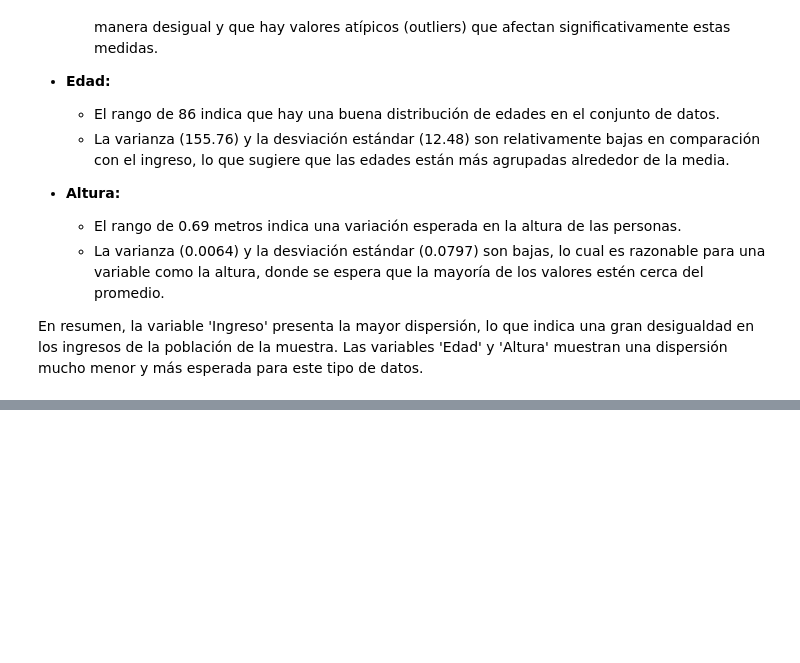
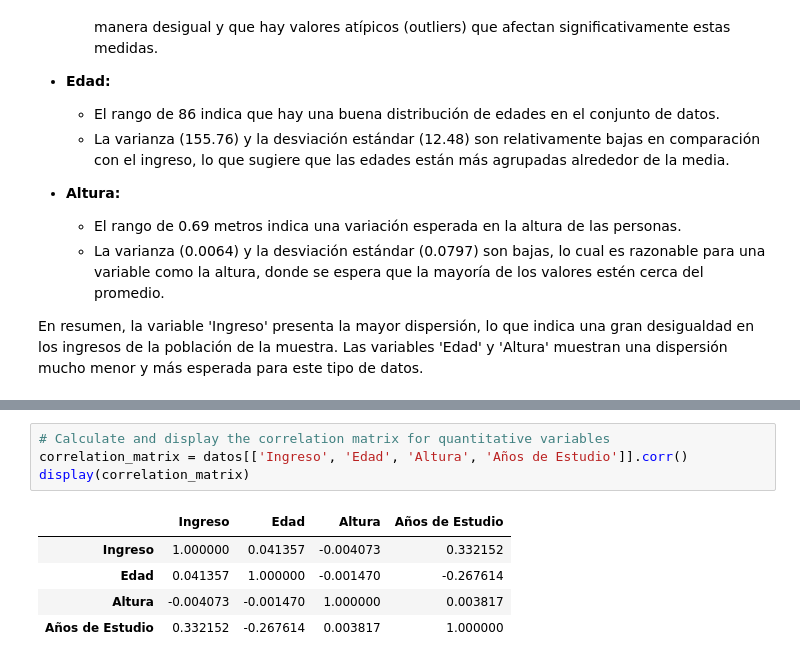
Before and after one commit to MarteDevs/Estadistica-con-Python, a Jupyter notebook: Curso_de_Estadística_con_Python_1.ipynb, the cells around one changed output, grey strips where cells are left out. Drawn from its saved outputs; the diff is of its cells as text; blank space fills up the shorter version.

```diff
--- a/Curso_de_Estadística_con_Python_1.ipynb
+++ b/Curso_de_Estadística_con_Python_1.ipynb
@@ -1665,0 +1767,10 @@ En resumen, la variable 'Ingreso' presenta la mayor dispersión, lo que indica u
+# %%
+# Calculate and display the correlation matrix for quantitative variables
+correlation_matrix = datos[['Ingreso', 'Edad', 'Altura', 'Años de Estudio']].corr()
+display(correlation_matrix)
+# %% [output]
+|  | Ingreso | Edad | Altura | Años de Estudio |
+| Ingreso | 1.000000 | 0.041357 | -0.004073 | 0.332152 |
+| Edad | 0.041357 | 1.000000 | -0.001470 | -0.267614 |
+| Altura | -0.004073 | -0.001470 | 1.000000 | 0.003817 |
+| Años de Estudio | 0.332152 | -0.267614 | 0.003817 | 1.000000 |
```
Also changed, not shown: parts of 10 cells of this notebook.
